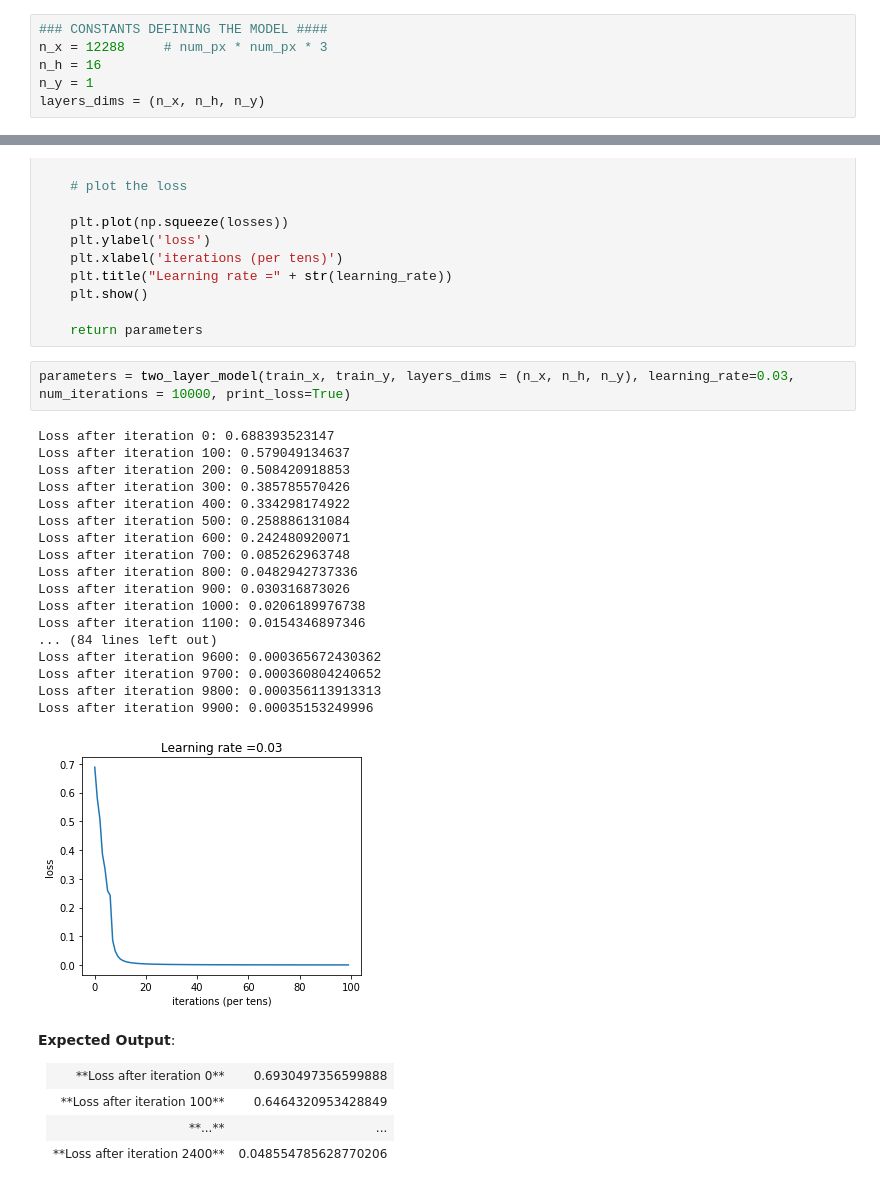
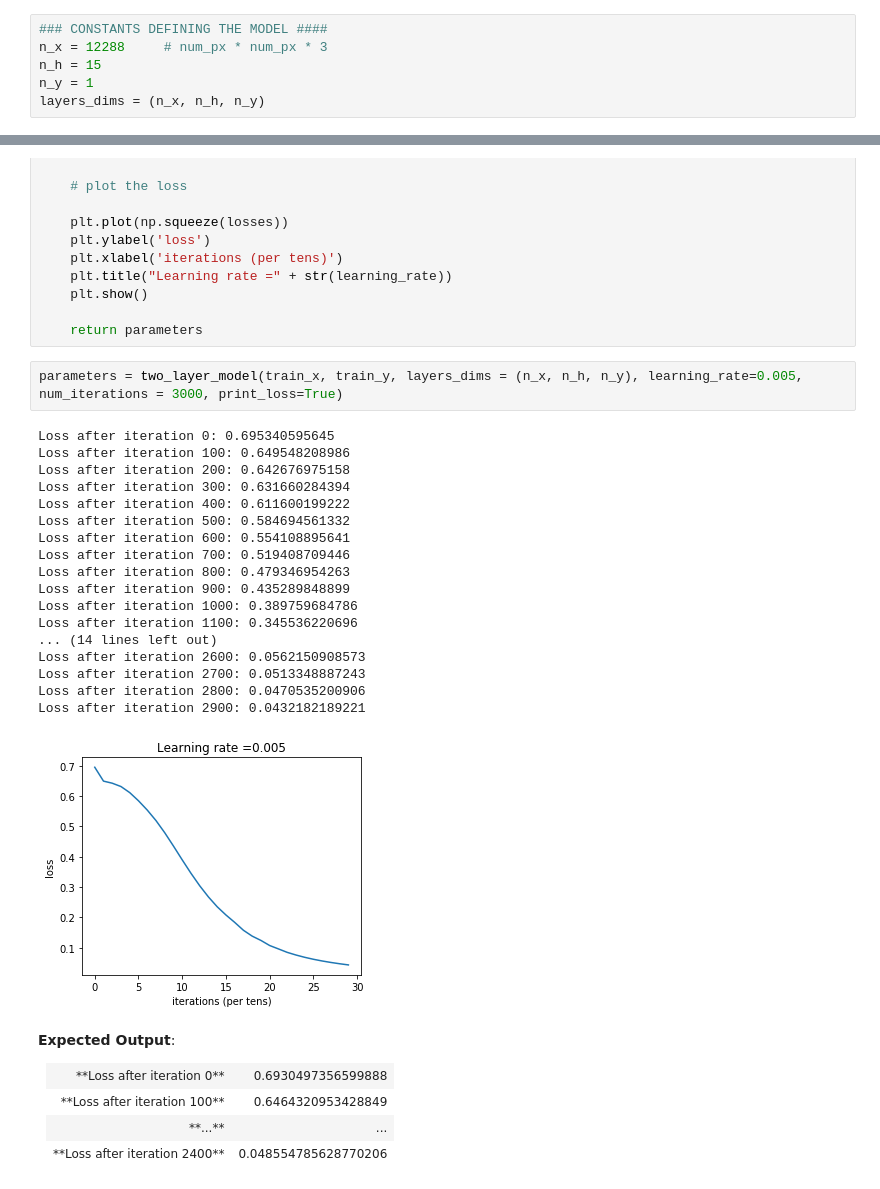
Before and after one commit to arp95/neural_network_from_scratch, a Jupyter notebook: Code/nn.ipynb, the cells around one changed output, grey strips where cells are left out. Saved outputs shown, nothing was run; the diff lists cells and outputs as text.

Commit message:
Updated hyper-parameter values in nn.ipynb

```diff
--- a/Code/nn.ipynb
+++ b/Code/nn.ipynb
@@ -858,7 +858,7 @@ def update_parameters(parameters, grads, learning_rate):
 # %%
 ### CONSTANTS DEFINING THE MODEL ####
 n_x = 12288     # num_px * num_px * 3
-n_h = 16
+n_h = 15
 n_y = 1
 layers_dims = (n_x, n_h, n_y)
 # %%
@@ -967,26 +967,26 @@ def two_layer_model(X, Y, layers_dims, learning_rate = 0.0075, num_iterations =
 
     return parameters
 # %%
-parameters = two_layer_model(train_x, train_y, layers_dims = (n_x, n_h, n_y), learning_rate=0.03, num_iterations = 10000, print_loss=True)
+parameters = two_layer_model(train_x, train_y, layers_dims = (n_x, n_h, n_y), learning_rate=0.005, num_iterations = 3000, print_loss=True)
 # %% [output]
-Loss after iteration 0: 0.688393523147
-Loss after iteration 100: 0.579049134637
-Loss after iteration 200: 0.508420918853
-Loss after iteration 300: 0.385785570426
-Loss after iteration 400: 0.334298174922
-Loss after iteration 500: 0.258886131084
-Loss after iteration 600: 0.242480920071
-Loss after iteration 700: 0.085262963748
-Loss after iteration 800: 0.0482942737336
-Loss after iteration 900: 0.030316873026
-Loss after iteration 1000: 0.0206189976738
-Loss after iteration 1100: 0.0154346897346
-... (84 lines left out)
-Loss after iteration 9600: 0.000365672430362
-Loss after iteration 9700: 0.000360804240652
-Loss after iteration 9800: 0.000356113913313
-Loss after iteration 9900: 0.00035153249996
+Loss after iteration 0: 0.695340595645
+Loss after iteration 100: 0.649548208986
+Loss after iteration 200: 0.642676975158
+Loss after iteration 300: 0.631660284394
+Loss after iteration 400: 0.611600199222
+Loss after iteration 500: 0.584694561332
+Loss after iteration 600: 0.554108895641
+Loss after iteration 700: 0.519408709446
+Loss after iteration 800: 0.479346954263
+Loss after iteration 900: 0.435289848899
+Loss after iteration 1000: 0.389759684786
+Loss after iteration 1100: 0.345536220696
+... (14 lines left out)
+Loss after iteration 2600: 0.0562150908573
+Loss after iteration 2700: 0.0513348887243
+Loss after iteration 2800: 0.0470535200906
+Loss after iteration 2900: 0.0432182189221
-[figure, old version]
+[figure, new version]
 # %% [markdown]
 **Expected Output**:
 <table>
```
Also changed, not shown: parts of 11 cells of this notebook, 1 other file.
